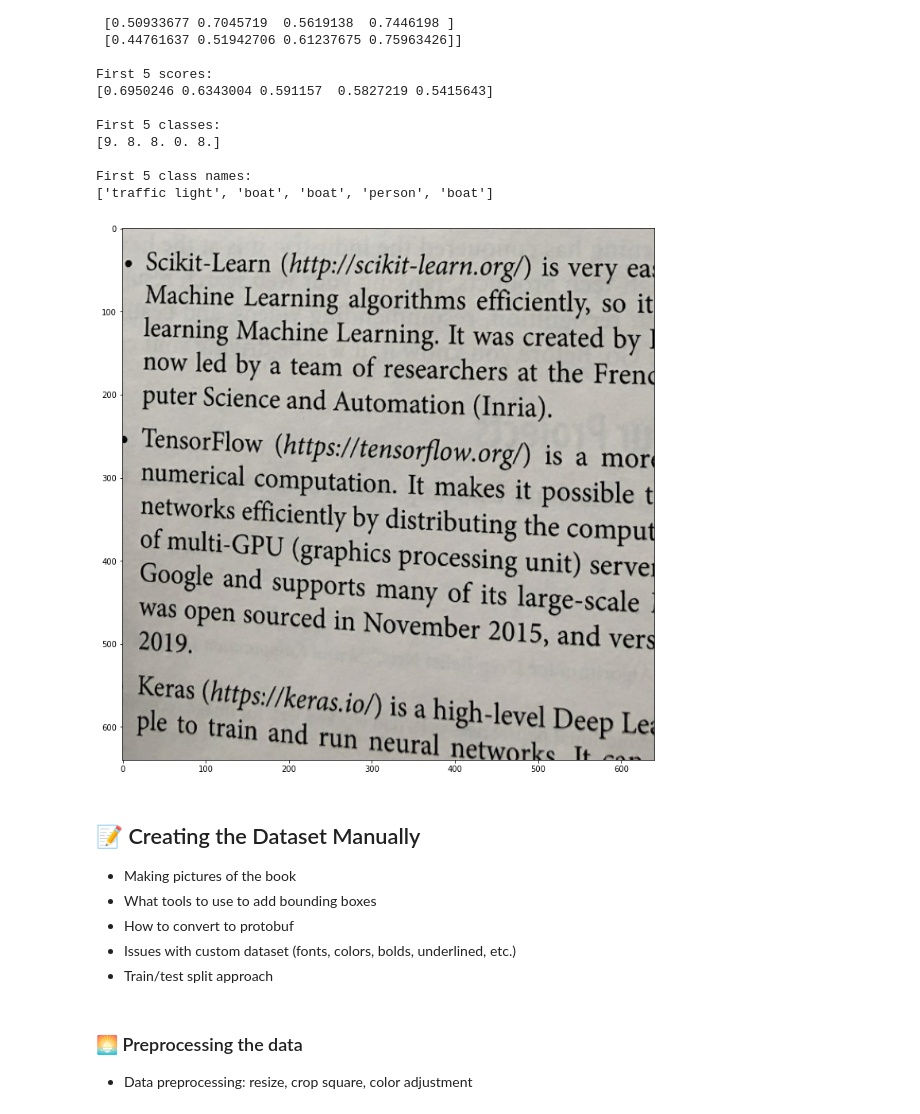
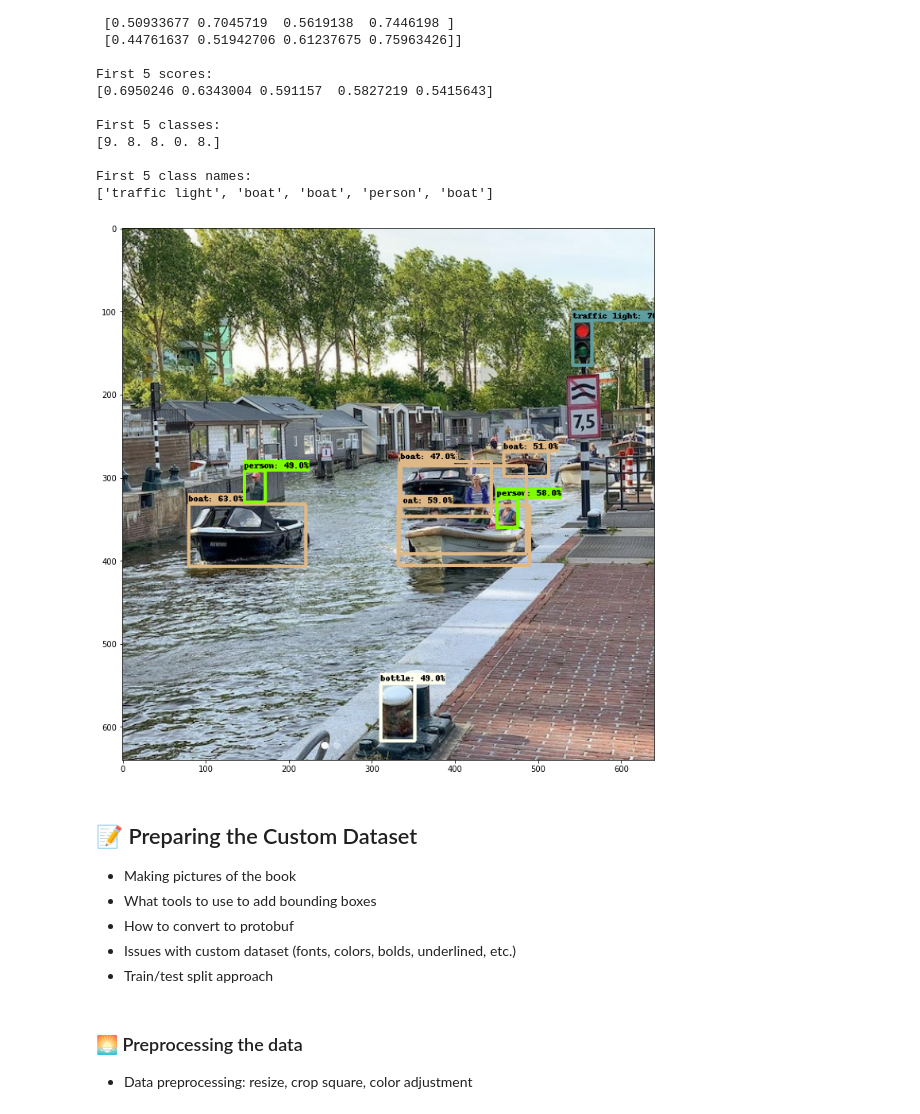
Before and after one commit to trekhleb/links-detector, a Jupyter notebook: articles/printed_links_detection/printed_links_detection.ipynb, the cells around one changed output. Drawn from its saved outputs; the diff is of its cells as text; code cells hidden in the pictures.

```diff
--- a/articles/printed_links_detection/printed_links_detection.ipynb
+++ b/articles/printed_links_detection/printed_links_detection.ipynb
@@ -910,7 +895,7 @@ Found 2 files belonging to 2 classes.
 # %%
 # Run the detection.
 detections, predictions_dict, shapes = inference_detect_fn(
-    inference_ds_numpy[1]
+    inference_ds_numpy[0]
 )
 # %%
 boxes = detections['detection_boxes'].numpy()
@@ -966,37 +951,37 @@ First 5 class names:
 # Importing Object Detection API helpers.
 from object_detection.utils import visualization_utils
 
 # Visualizes the bounding boxes on top of the image.
 def visualize_detections(image_np, detections, category_index):
     label_id_offset = 1
     image_np_with_detections = image_np.copy()
 
     visualization_utils.visualize_boxes_and_labels_on_image_array(
         image_np_with_detections,
         detections['detection_boxes'][0].numpy(),
         (detections['detection_classes'][0].numpy() + label_id_offset).astype(int),
         detections['detection_scores'][0].numpy(),
         category_index,
         use_normalized_coordinates=True,
         max_boxes_to_draw=200,
         min_score_thresh=.4,
         agnostic_mode=False,
     )
 
     plt.figure(figsize=(12, 16))
     plt.imshow(image_np_with_detections)
     plt.show()
 
 # Visualizing the detections.
 visualize_detections(
-    image_np=tf.cast(inference_ds_numpy[1][0], dtype=tf.uint32).numpy(),
+    image_np=tf.cast(inference_ds_numpy[0][0], dtype=tf.uint32).numpy(),
     detections=detections,
     category_index=coco_category_index,
 )
 # %% [output]
-[figure, old version]
+[figure, new version]
 # %% [markdown]
-## 📝 Creating the Dataset Manually
+## 📝 Preparing the Custom Dataset
 
 - Making pictures of the book
 - What tools to use to add bounding boxes
```
Also changed, not shown: parts of 1 cell of this notebook.
